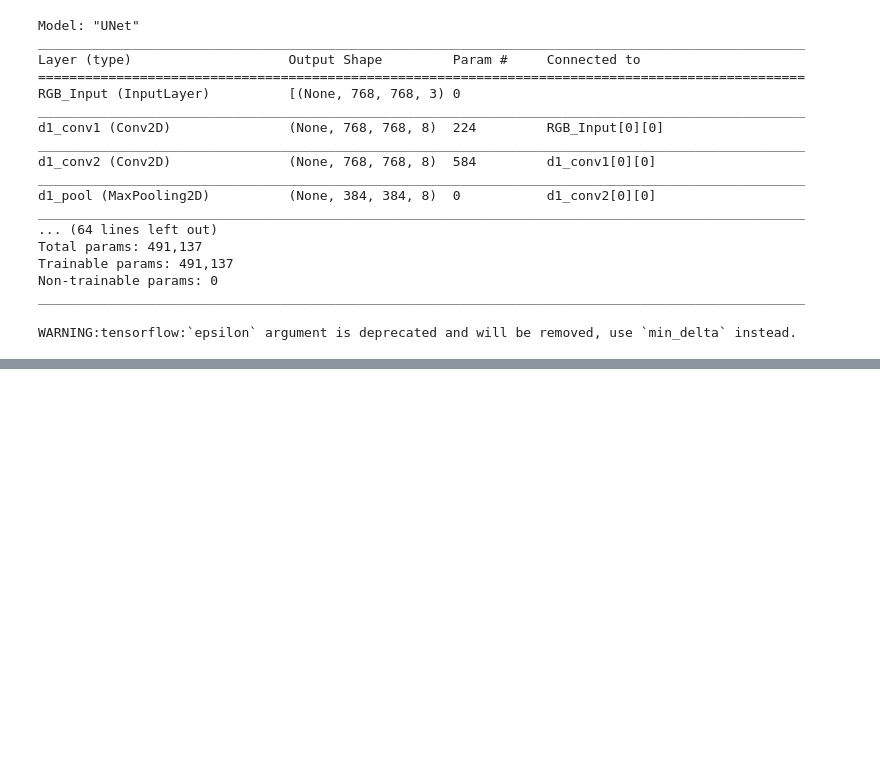
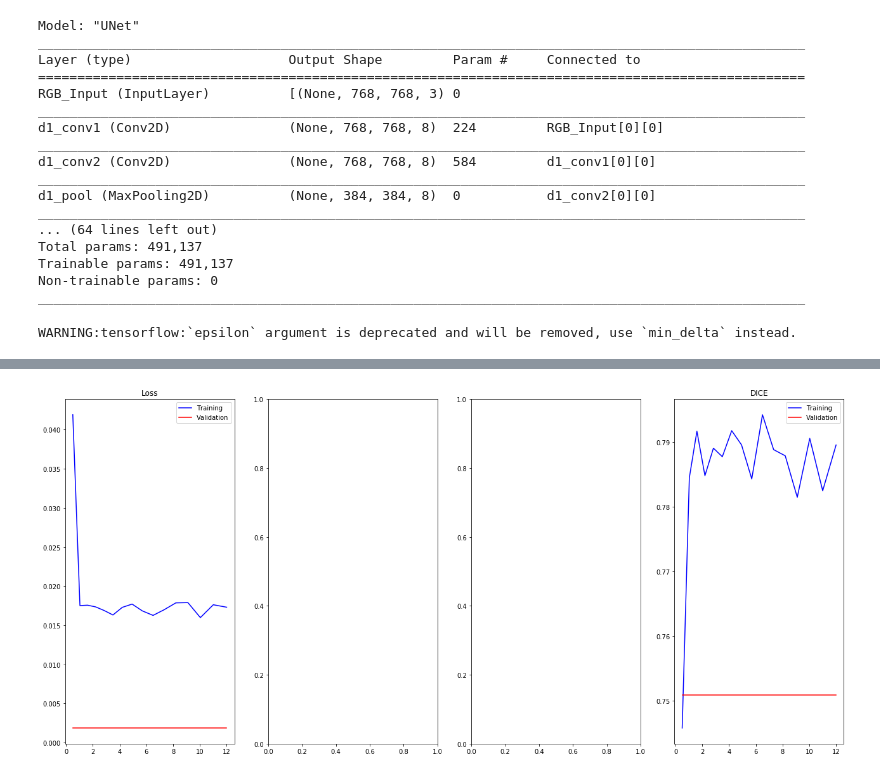
Before and after one commit to blainerothrock/airbus-ship-detection, a Jupyter notebook: submission.ipynb, the cells around one changed output, grey strips where cells are left out. Saved outputs shown, nothing was run; the diff lists cells and outputs as text; code cells hidden in the pictures; blank space fills up the shorter version.

Commit message:
submission binary results

```diff
--- a/submission.ipynb
+++ b/submission.ipynb
@@ -643,41 +655,43 @@ Epoch 1/100
 # %%
 # Plot loss history
 def show_loss(loss_history):
     epich = np.cumsum(np.concatenate(
         [np.linspace(0.5, 1, len(mh.epoch)) for mh in loss_history]))
     fig, (ax1, ax2, ax3, ax4) = plt.subplots(1, 4, figsize=(22, 10))
     _ = ax1.plot(epich,
                  np.concatenate([mh.history['loss'] for mh in loss_history]),
                  'b-',
                  epich, np.concatenate(
             [mh.history['val_loss'] for mh in loss_history]), 'r-')
     ax1.legend(['Training', 'Validation'])
     ax1.set_title('Loss')
 
-    _ = ax2.plot(epich, np.concatenate(
-        [mh.history['true_positive_rate'] for mh in loss_history]), 'b-',
-                     epich, np.concatenate(
-            [mh.history['val_true_positive_rate'] for mh in loss_history]),
-                     'r-')
-    ax2.legend(['Training', 'Validation'])
-    ax2.set_title('True Positive Rate\n(Positive Accuracy)')
+#     _ = ax2.plot(epich, np.concatenate(
+#         [mh.history['true_positive_rate'] for mh in loss_history]), 'b-',
+#                      epich, np.concatenate(
+#             [mh.history['val_true_positive_rate'] for mh in loss_history]),
+#                      'r-')
+#     ax2.legend(['Training', 'Validation'])
+#     ax2.set_title('True Positive Rate\n(Positive Accuracy)')
 
-    _ = ax3.plot(epich, np.concatenate(
-        [mh.history['binary_accuracy'] for mh in loss_history]), 'b-',
-                     epich, np.concatenate(
-            [mh.history['val_binary_accuracy'] for mh in loss_history]),
-                     'r-')
-    ax3.legend(['Training', 'Validation'])
-    ax3.set_title('Binary Accuracy (%)')
+#     _ = ax3.plot(epich, np.concatenate(
+#         [mh.history['binary_accuracy'] for mh in loss_history]), 'b-',
+#                      epich, np.concatenate(
+#             [mh.history['val_binary_accuracy'] for mh in loss_history]),
+#                      'r-')
+#     ax3.legend(['Training', 'Validation'])
+#     ax3.set_title('Binary Accuracy (%)')
 
     _ = ax4.plot(epich, np.concatenate(
         [mh.history['dice_coef'] for mh in loss_history]), 'b-',
                      epich, np.concatenate(
             [mh.history['val_dice_coef'] for mh in loss_history]),
                      'r-')
     ax4.legend(['Training', 'Validation'])
     ax4.set_title('DICE')
 
 show_loss(loss_history)
+# %% [output]
+[figure, added]
 # %%
 # save model
```
Also changed, not shown: parts of 8 cells of this notebook, 9 other files.
